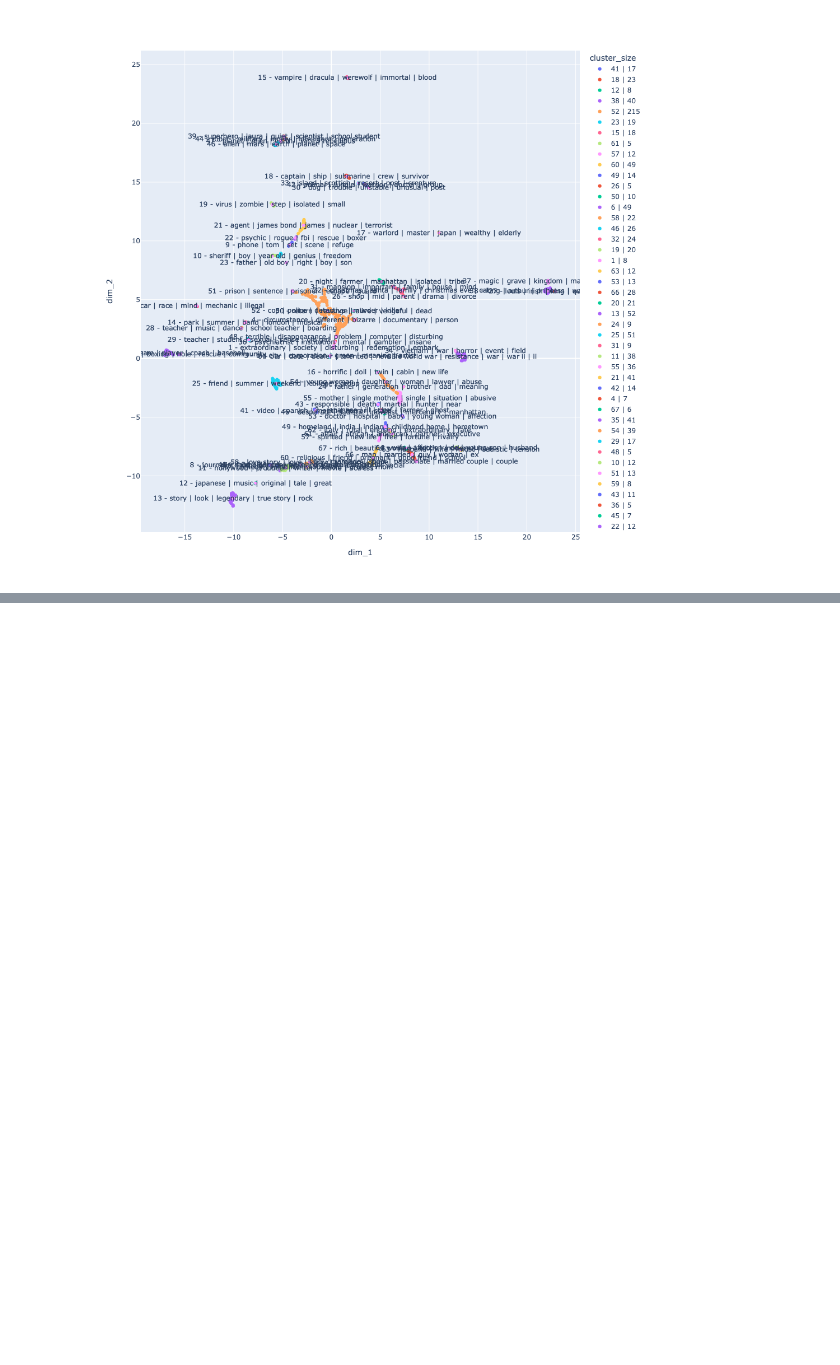
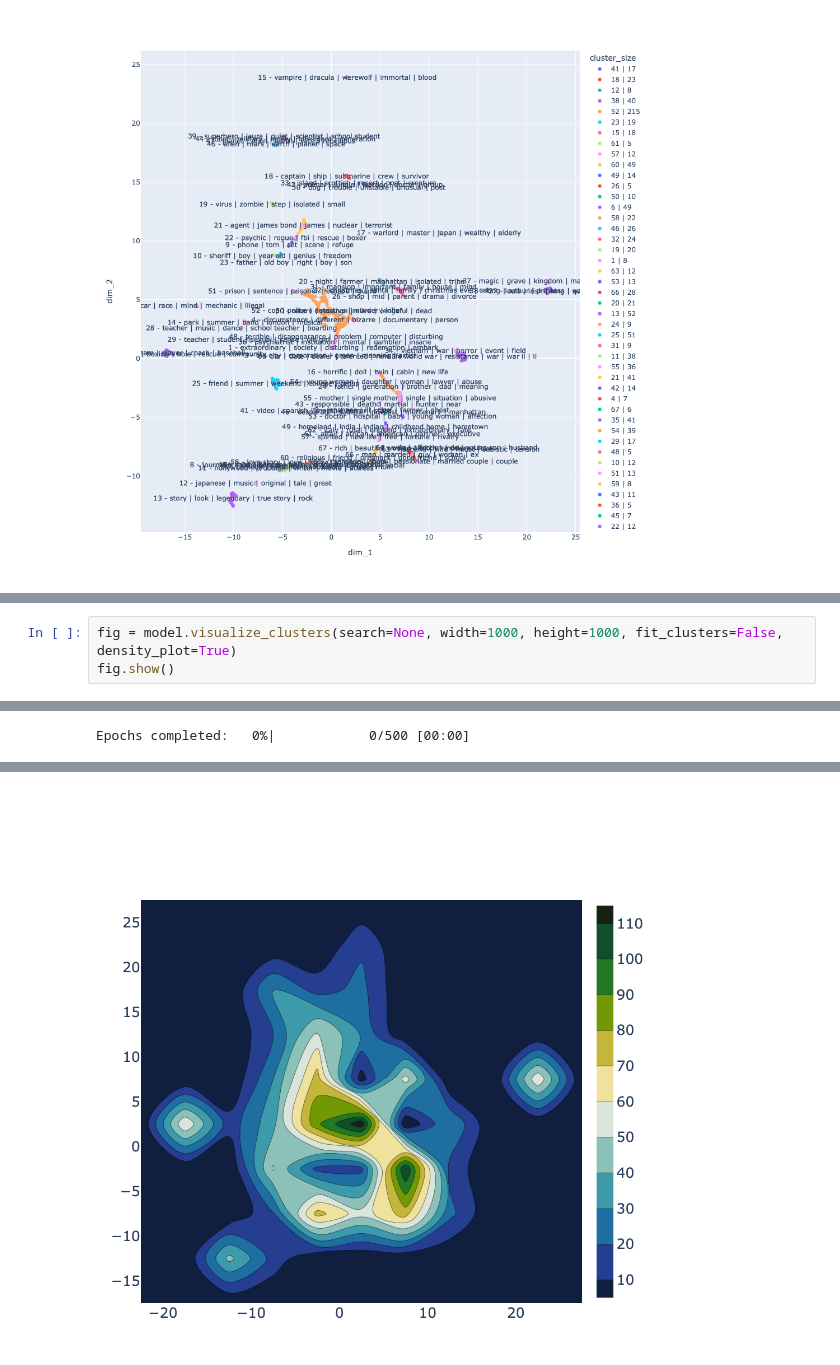
Before and after one commit to charlesdedampierre/BunkaTopics, a Jupyter notebook: notebook_test.ipynb, the cells around one changed output, grey strips where cells are left out. Drawn from its saved outputs; the diff is of its cells as text; blank space fills up the shorter version.

```diff
--- a/notebook_test.ipynb
+++ b/notebook_test.ipynb
@@ -82,0 +83,4 @@ Sat Jun 25 10:33:38 2022 Finished embedding
+# %%
+fig = model.visualize_clusters(search=None, width=1000, height=1000, fit_clusters=False, density_plot=True)
+fig.show()
+# %% [output]
@@ -82,0 +92 @@ Sat Jun 25 10:33:38 2022 Finished embedding
+Epochs completed:   0%|            0/500 [00:00]
@@ -82,0 +94 @@ Sat Jun 25 10:33:38 2022 Finished embedding
+[figure, added]
```
Also changed, not shown: parts of 2 cells of this notebook.
